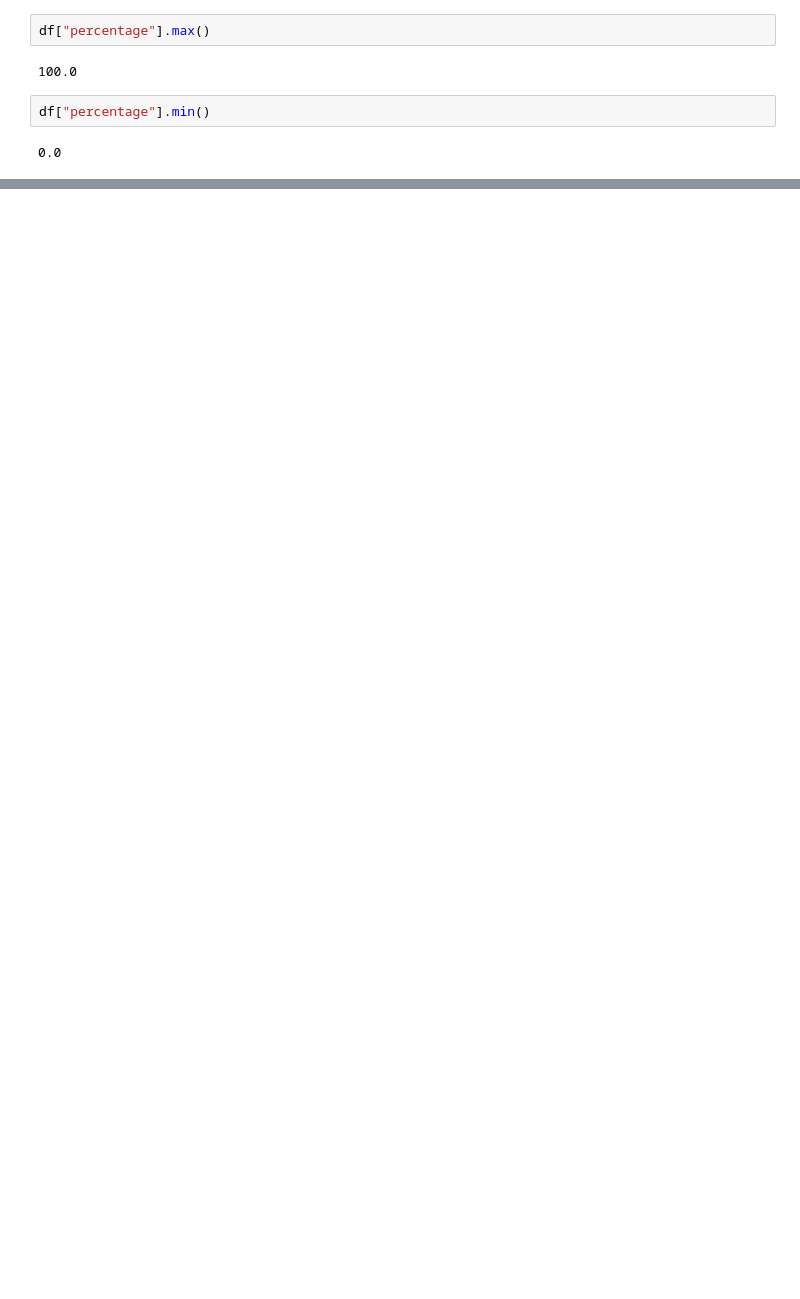
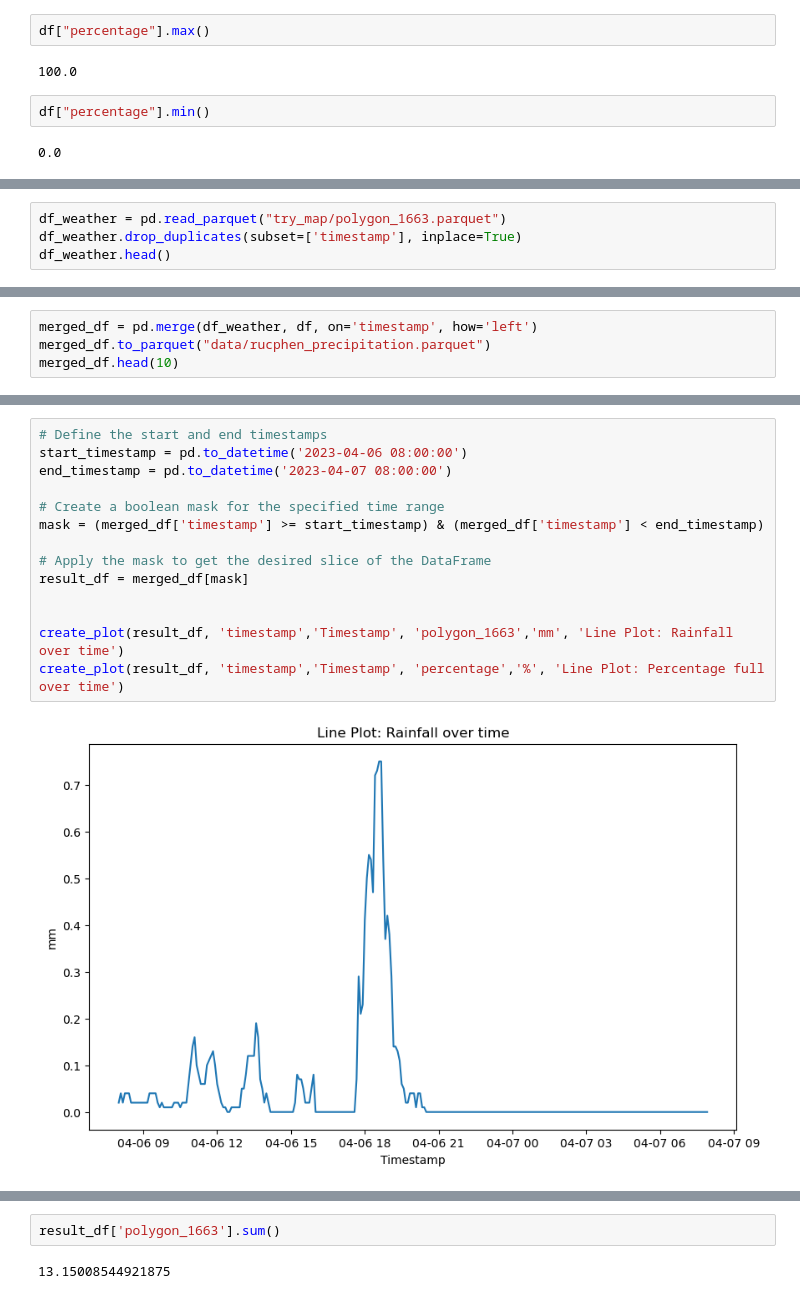
Before and after one commit to TeaDrinkingProgrammer/brabant-water-capstone, a Jupyter notebook: data-cleaning.ipynb, the cells around one changed output, grey strips where cells are left out. Drawn from its saved outputs; the diff is of its cells as text; blank space fills up the shorter version.

```diff
--- a/data-cleaning.ipynb
+++ b/data-cleaning.ipynb
@@ -66,0 +86,4 @@ create_plot(df_jan_2018)
+# %%
+df_weather = pd.read_parquet("try_map/polygon_1663.parquet")
+df_weather.drop_duplicates(subset=['timestamp'], inplace=True)
+df_weather.head()
@@ -66,0 +97,4 @@ create_plot(df_jan_2018)
+# %%
+merged_df = pd.merge(df_weather, df, on='timestamp', how='left')
+merged_df.to_parquet("data/rucphen_precipitation.parquet")
+merged_df.head(10)
@@ -66,0 +113,16 @@ create_plot(df_jan_2018)
+# %%
+# Define the start and end timestamps
+start_timestamp = pd.to_datetime('2023-04-06 08:00:00')
+end_timestamp = pd.to_datetime('2023-04-07 08:00:00')
+
+# Create a boolean mask for the specified time range
+mask = (merged_df['timestamp'] >= start_timestamp) & (merged_df['timestamp'] < end_timestamp)
+
+# Apply the mask to get the desired slice of the DataFrame
+result_df = merged_df[mask]
+
+
+create_plot(result_df, 'timestamp','Timestamp', 'polygon_1663','mm', 'Line Plot: Rainfall over time')
+create_plot(result_df, 'timestamp','Timestamp', 'percentage','%', 'Line Plot: Percentage full over time')
+# %% [output]
+[figure, added]
@@ -66,0 +130,4 @@ create_plot(df_jan_2018)
+# %%
+result_df['polygon_1663'].sum()
+# %% [output]
+13.15008544921875
```
Also changed, not shown: parts of 8 cells of this notebook, 4 other files.
